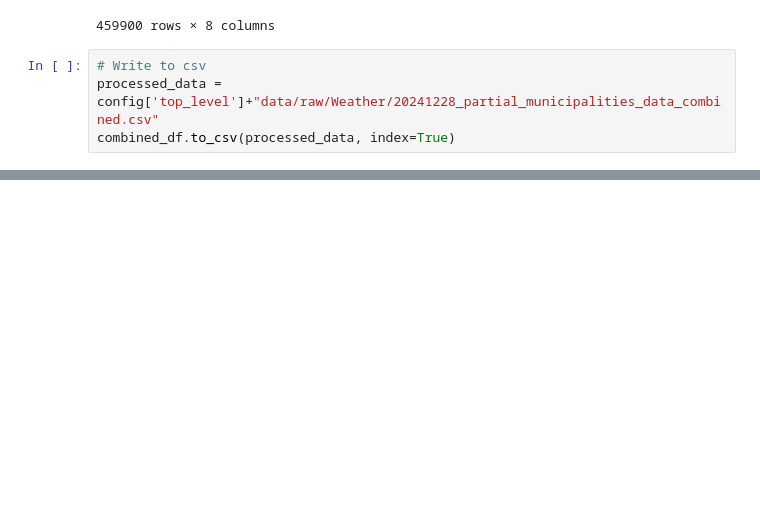
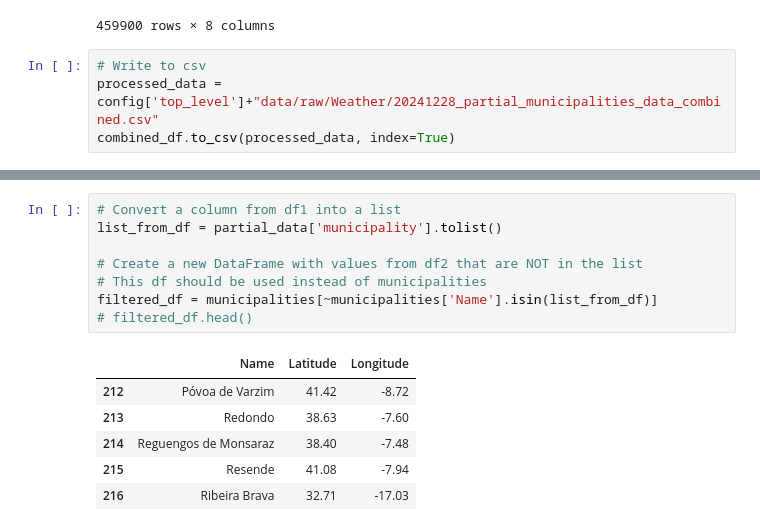
Before and after one commit to eleshuk/GDS-final-project, a Jupyter notebook: src/data/weather_data/20241228_get_weather_data.ipynb, the cells around one changed output, grey strips where cells are left out. Saved outputs shown, nothing was run; the diff lists cells and outputs as text; blank space fills up the shorter version.

```diff
--- a/src/data/weather_data/20241228_get_weather_data.ipynb
+++ b/src/data/weather_data/20241228_get_weather_data.ipynb
@@ -265,0 +305,15 @@ combined_df.to_csv(processed_data, index=True)
+# %%
+# Convert a column from df1 into a list
+list_from_df = partial_data['municipality'].tolist()
+
+# Create a new DataFrame with values from df2 that are NOT in the list
+# This df should be used instead of municipalities
+filtered_df = municipalities[~municipalities['Name'].isin(list_from_df)]
+# filtered_df.head()
+# %% [output]
+|  | Name | Latitude | Longitude |
+| 212 | Póvoa de Varzim | 41.42 | -8.72 |
+| 213 | Redondo | 38.63 | -7.60 |
+| 214 | Reguengos de Monsaraz | 38.40 | -7.48 |
+| 215 | Resende | 41.08 | -7.94 |
+| 216 | Ribeira Brava | 32.71 | -17.03 |
```
Also changed, not shown: parts of 14 cells of this notebook, 4 other files.
